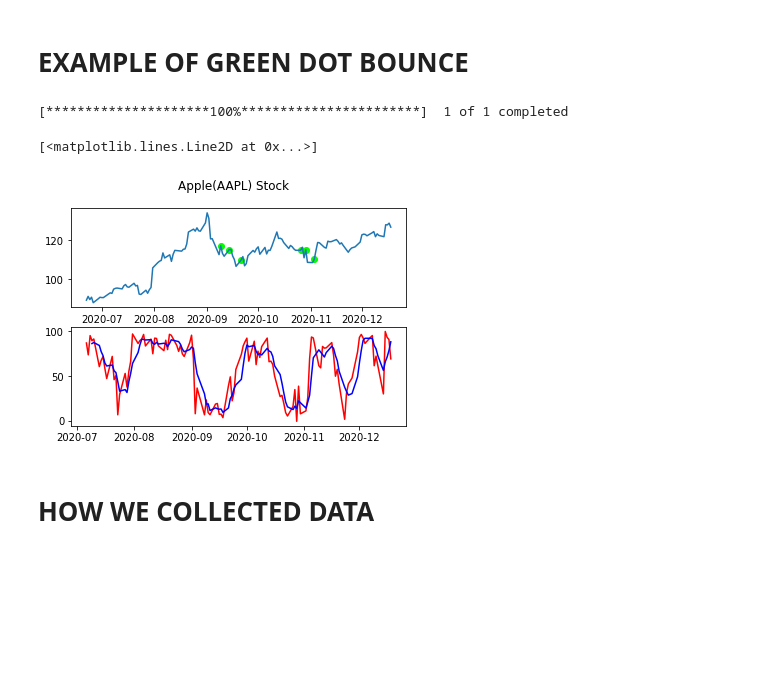
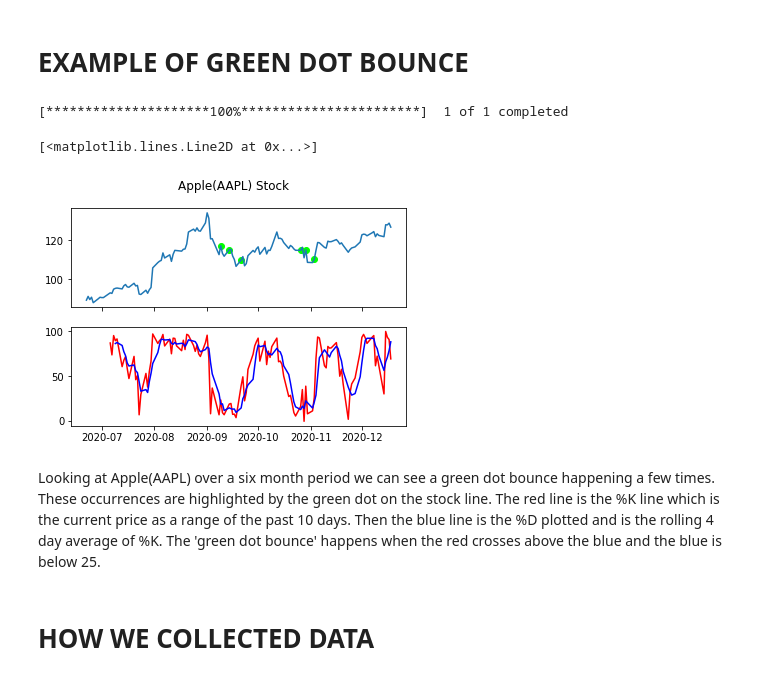
Before and after one commit to wreidv/finalTutorial, a Jupyter notebook: finalTutorialPeletskiReid.ipynb, the cells around one changed output. Drawn from its saved outputs; the diff is of its cells as text; code cells hidden in the pictures; blank space fills up the shorter version.

```diff
--- a/finalTutorialPeletskiReid.ipynb
+++ b/finalTutorialPeletskiReid.ipynb
@@ -35,31 +35,33 @@ yf.pdr_override()
 # %%
 now = dt.datetime.now()
 start = dt.datetime(now.year, now.month-6, now.day)
 df = pdr.get_data_yahoo('AAPL', start, now) # Use Apple for example
 
 # Calculate the rolling high and low of past 10 days
 df['L10'] = df['Low'].rolling(window=10).min()
 df['H10'] = df['High'].rolling(window=10).max()
 
 # Calculate %K and %D (part of stochastic measure)
 df['%K'] = 100*((df['Adj Close'] - df['L10']) / (df['H10'] - df['L10']))
 df['%D'] = df['%K'].rolling(window=4).mean()
 
 # Calculate boolean value of green dot bounce
 df['GDBool'] = ((df['%K'] > df['%D']) & (df['%K'].shift(1) < df['%D'].shift(1))) & (df['%D'] < 25)
 # Put the price of stock if green dot bounce happens
 df.loc[df['GDBool'], 'GDB'] = df['Adj Close']
 
-fig, axs = plt.subplots(2)
+fig, axs = plt.subplots(2, sharex=True)
 fig.suptitle('Apple(AAPL) Stock')
 axs[0].plot(df.index, df['Adj Close']) # Plot price of the stock
 axs[0].scatter(df.index, df['GDB'], color='lime') # Plot the green dot bounce
 axs[1].plot(df.index, df['%K'], color='red') # The %K line
 axs[1].plot(df.index, df['%D'], color='blue') # The %D line (rolling avg of %K)
 # %% [output]
 [*********************100%***********************]  1 of 1 completed
 [<matplotlib.lines.Line2D at 0x...>]
-[figure, old version]
+[figure, new version]
+# %% [markdown]
+Looking at Apple(AAPL) over a six month period we can see a green dot bounce happening a few times. These occurrences are highlighted by the green dot on the stock line. The red line is the %K line which is the current price as a range of the past 10 days. Then the blue line is the %D plotted and is the rolling 4 day average of %K. The 'green dot bounce' happens when the red crosses above the blue and the blue is below 25.
 # %% [markdown]
 # HOW WE COLLECTED DATA
 # %% [markdown]
```
Also changed, not shown: parts of 6 cells of this notebook.
